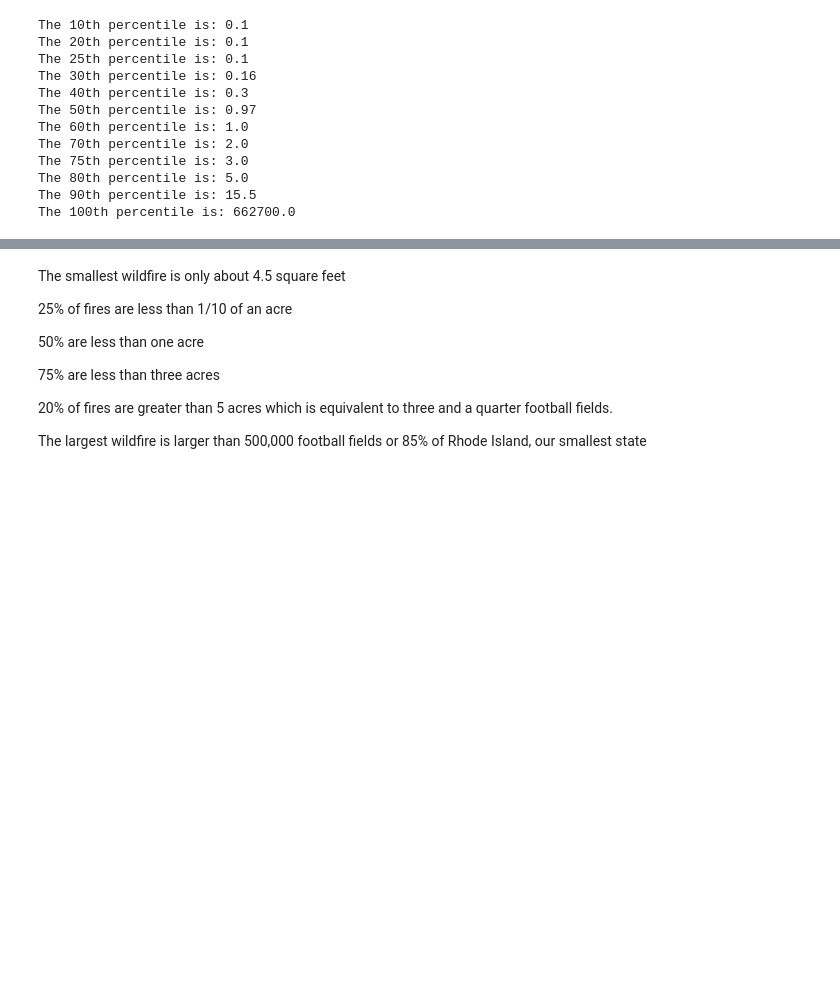
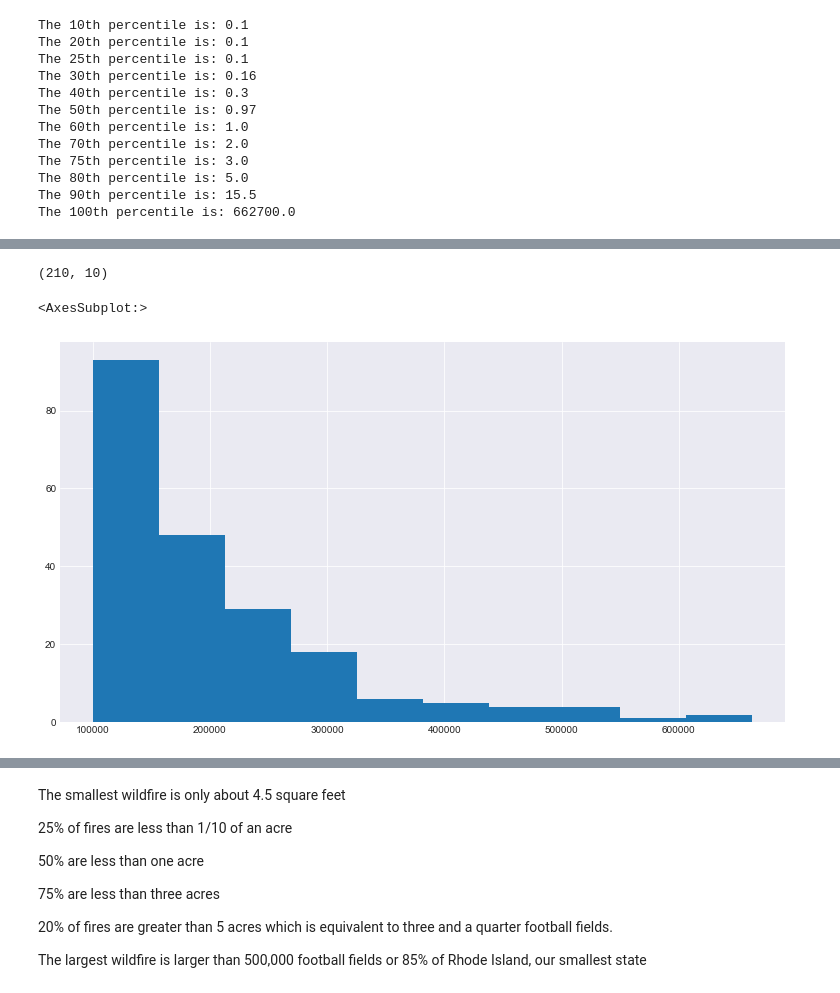
Before and after one commit to Dames-Researching-Flames/Sound-the-Alarm, a Jupyter notebook: Individual Works/lori_explore.ipynb, the cells around one changed output, grey strips where cells are left out. Saved outputs shown, nothing was run; the diff lists cells and outputs as text; code cells hidden in the pictures; blank space fills up the shorter version.

```diff
--- a/Individual Works/lori_explore.ipynb
+++ b/Individual Works/lori_explore.ipynb
@@ -523,0 +571,10 @@ The 100th percentile is: 662700.0
+# %%
+df[df.fire_size > 100000].shape
+# %% [output]
+(210, 10)
+# %%
+# check
+df[df.fire_size > 100000].fire_size.hist()
+# %% [output]
+<AxesSubplot:>
+[figure, added]
```
Also changed, not shown: parts of 18 cells of this notebook, 1 other file.
